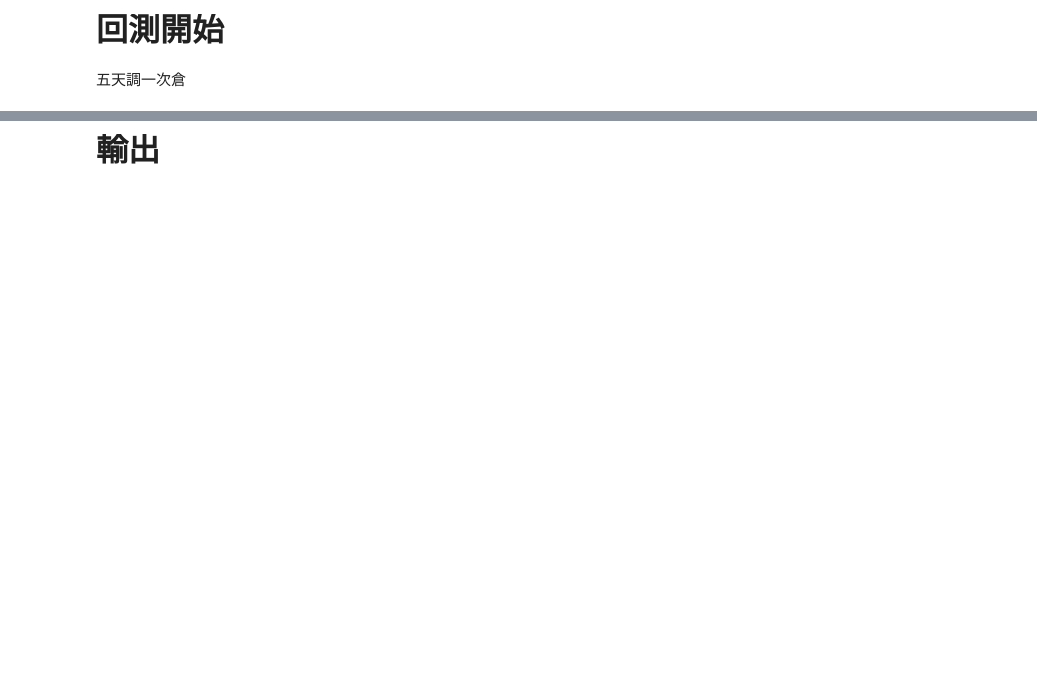
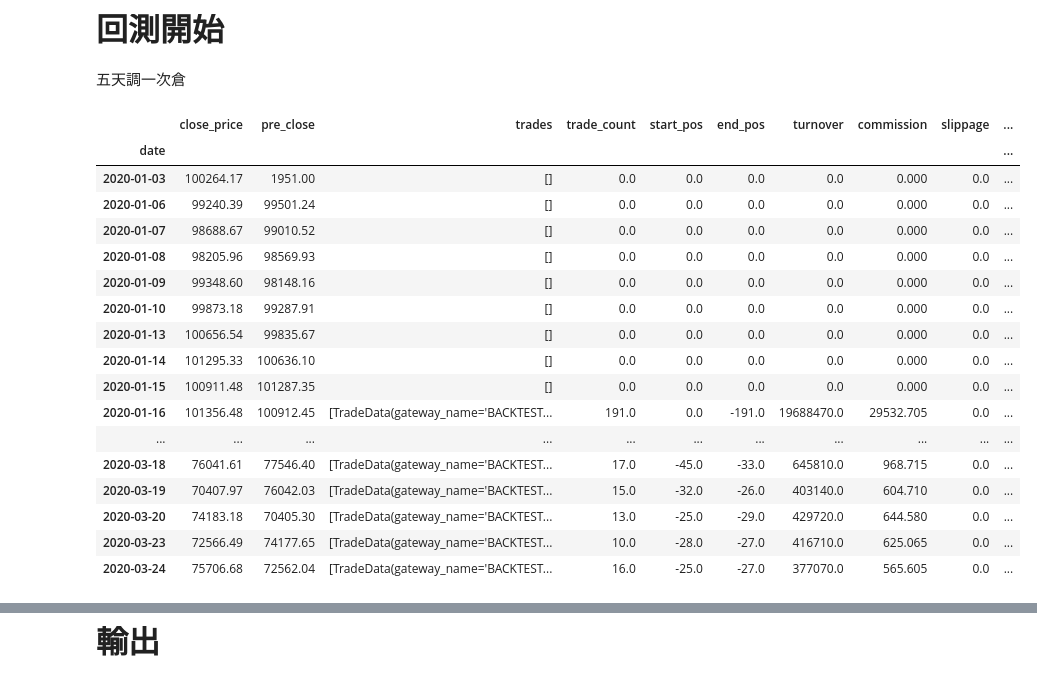
Before and after one commit to ErebusTW/Digital-Finance-Department-Project, a Jupyter notebook: 多因子測試.ipynb, the cells around one changed output, grey strips where cells are left out. Saved outputs shown, nothing was run; the diff lists cells and outputs as text; code cells hidden in the pictures; blank space fills up the shorter version.

```diff
--- a/多因子測試.ipynb
+++ b/多因子測試.ipynb
@@ -1135,7 +1135,7 @@ def make_per_backtesting(stock_result_dict,stock_tick_dict):
     dfls = []
     stocklist =  make_stocklist(stock_result_dict)
     #如果測試時不想一次測那麼多檔可以把下面的stocklist改成stocklist[?:?]，這邊我嫌跑太久只跑五檔
-    for stock in tqdm(stocklist[0:5]):
+    for stock in tqdm(stocklist):
         df1,order1 = run_backtesting(
             strategy_class= SimpleShortStrategy,
             setting={"stock_dict": stock_result_dict_005, "symbol": stock},
@@ -1176,6 +1178,27 @@ df_result=dfls[0].copy()
 for i in range(1,len(dfls)):
         df_result+=dfls[i]
 df_result = df_result.dropna()
+# %%
+df_result[0:50]
+# %% [output]
+|  | close_price | pre_close | trades | trade_count | start_pos | end_pos | turnover | commission | slippage | ... |
+| date |  |  |  |  |  |  |  |  |  | ... |
+| 2020-01-03 | 100264.17 | 1951.00 | [] | 0.0 | 0.0 | 0.0 | 0.0 | 0.000 | 0.0 | ... |
+| 2020-01-06 | 99240.39 | 99501.24 | [] | 0.0 | 0.0 | 0.0 | 0.0 | 0.000 | 0.0 | ... |
+| 2020-01-07 | 98688.67 | 99010.52 | [] | 0.0 | 0.0 | 0.0 | 0.0 | 0.000 | 0.0 | ... |
+| 2020-01-08 | 98205.96 | 98569.93 | [] | 0.0 | 0.0 | 0.0 | 0.0 | 0.000 | 0.0 | ... |
+| 2020-01-09 | 99348.60 | 98148.16 | [] | 0.0 | 0.0 | 0.0 | 0.0 | 0.000 | 0.0 | ... |
+| 2020-01-10 | 99873.18 | 99287.91 | [] | 0.0 | 0.0 | 0.0 | 0.0 | 0.000 | 0.0 | ... |
+| 2020-01-13 | 100656.54 | 99835.67 | [] | 0.0 | 0.0 | 0.0 | 0.0 | 0.000 | 0.0 | ... |
+| 2020-01-14 | 101295.33 | 100636.10 | [] | 0.0 | 0.0 | 0.0 | 0.0 | 0.000 | 0.0 | ... |
+| 2020-01-15 | 100911.48 | 101287.35 | [] | 0.0 | 0.0 | 0.0 | 0.0 | 0.000 | 0.0 | ... |
+| 2020-01-16 | 101356.48 | 100912.45 | [TradeData(gateway_name='BACKTEST... | 191.0 | 0.0 | -191.0 | 19688470.0 | 29532.705 | 0.0 | ... |
+| ... | ... | ... | ... | ... | ... | ... | ... | ... | ... | ... |
+| 2020-03-18 | 76041.61 | 77546.40 | [TradeData(gateway_name='BACKTEST... | 17.0 | -45.0 | -33.0 | 645810.0 | 968.715 | 0.0 | ... |
+| 2020-03-19 | 70407.97 | 76042.03 | [TradeData(gateway_name='BACKTEST... | 15.0 | -32.0 | -26.0 | 403140.0 | 604.710 | 0.0 | ... |
+| 2020-03-20 | 74183.18 | 70405.30 | [TradeData(gateway_name='BACKTEST... | 13.0 | -25.0 | -29.0 | 429720.0 | 644.580 | 0.0 | ... |
+| 2020-03-23 | 72566.49 | 74177.65 | [TradeData(gateway_name='BACKTEST... | 10.0 | -28.0 | -27.0 | 416710.0 | 625.065 | 0.0 | ... |
+| 2020-03-24 | 75706.68 | 72562.04 | [TradeData(gateway_name='BACKTEST... | 16.0 | -25.0 | -27.0 | 377070.0 | 565.605 | 0.0 | ... |
 # %%
 #五檔的回測結果，要跑全部直接把上面的stocklist[0:5]改成stocklist
 show_portafolio(df_result,
```
Also changed, not shown: parts of 6 cells of this notebook.
